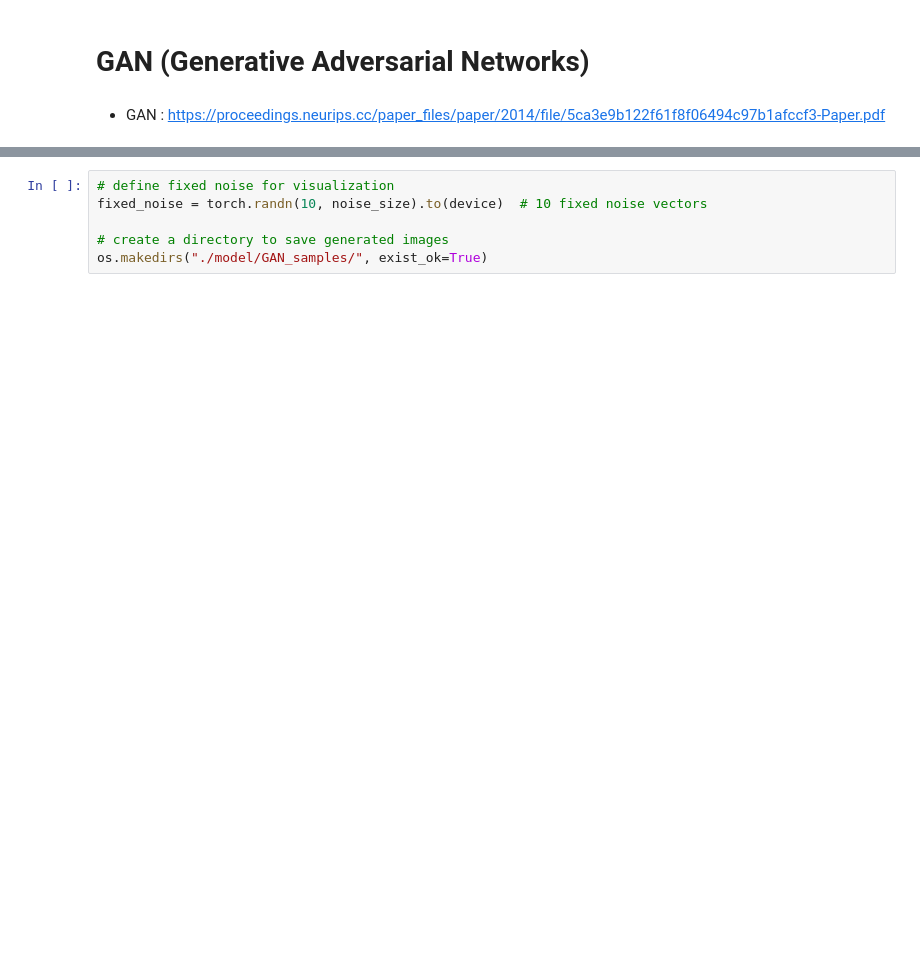
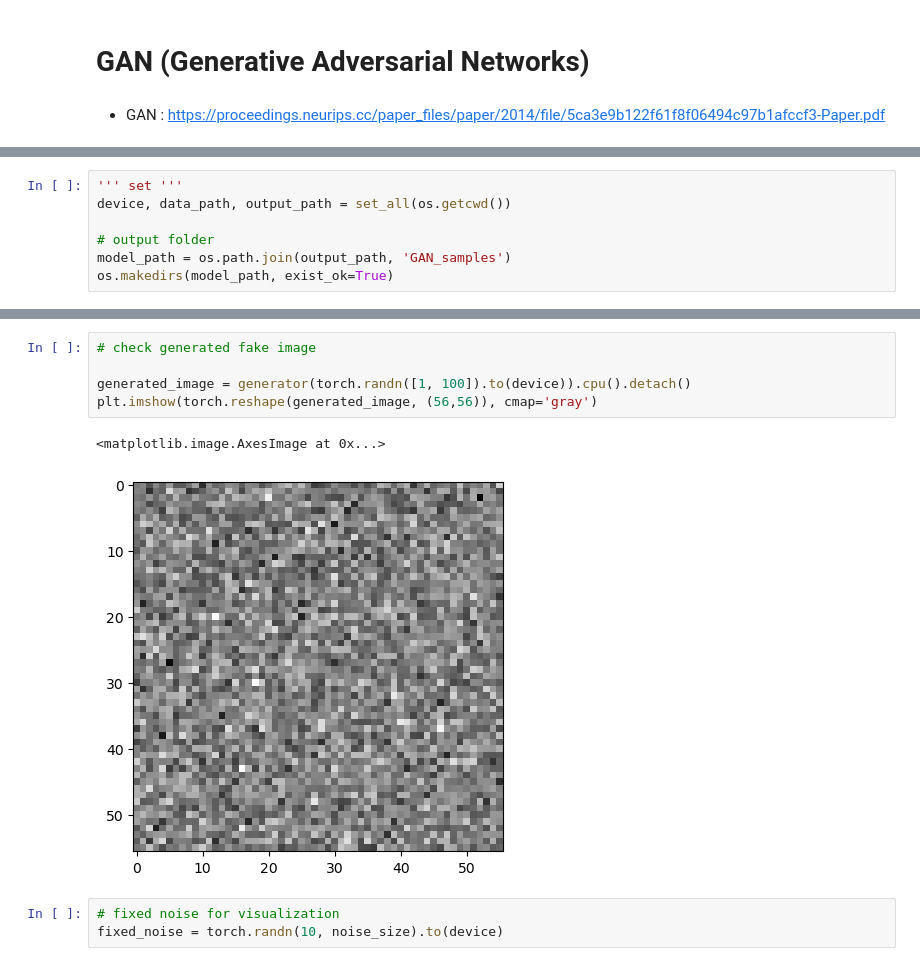
Before and after one commit to Lee-juchan/DL2, a Jupyter notebook: GAN.ipynb, the cells around one changed output, grey strips where cells are left out. Drawn from its saved outputs; the diff is of its cells as text; blank space fills up the shorter version.

```diff
--- a/GAN.ipynb
+++ b/GAN.ipynb
@@ -125,0 +23,7 @@ plt.show()
+# %%
+''' set '''
+device, data_path, output_path = set_all(os.getcwd())
+
+# output folder
+model_path = os.path.join(output_path, 'GAN_samples')
+os.makedirs(model_path, exist_ok=True)
@@ -225,6 +124,11 @@ d_loss_history = []  # discriminator loss history
+# %%
+# check generated fake image
+
+generated_image = generator(torch.randn([1, 100]).to(device)).cpu().detach()
+plt.imshow(torch.reshape(generated_image, (56,56)), cmap='gray')
+# %% [output]
+<matplotlib.image.AxesImage at 0x...>
+[figure, added]
 # %%
-# define fixed noise for visualization
-fixed_noise = torch.randn(10, noise_size).to(device)  # 10 fixed noise vectors
-
-# create a directory to save generated images
-os.makedirs("./model/GAN_samples/", exist_ok=True)
+# fixed noise for visualization
+fixed_noise = torch.randn(10, noise_size).to(device)
```
Also changed, not shown: parts of 25 cells of this notebook, 6 other files.
